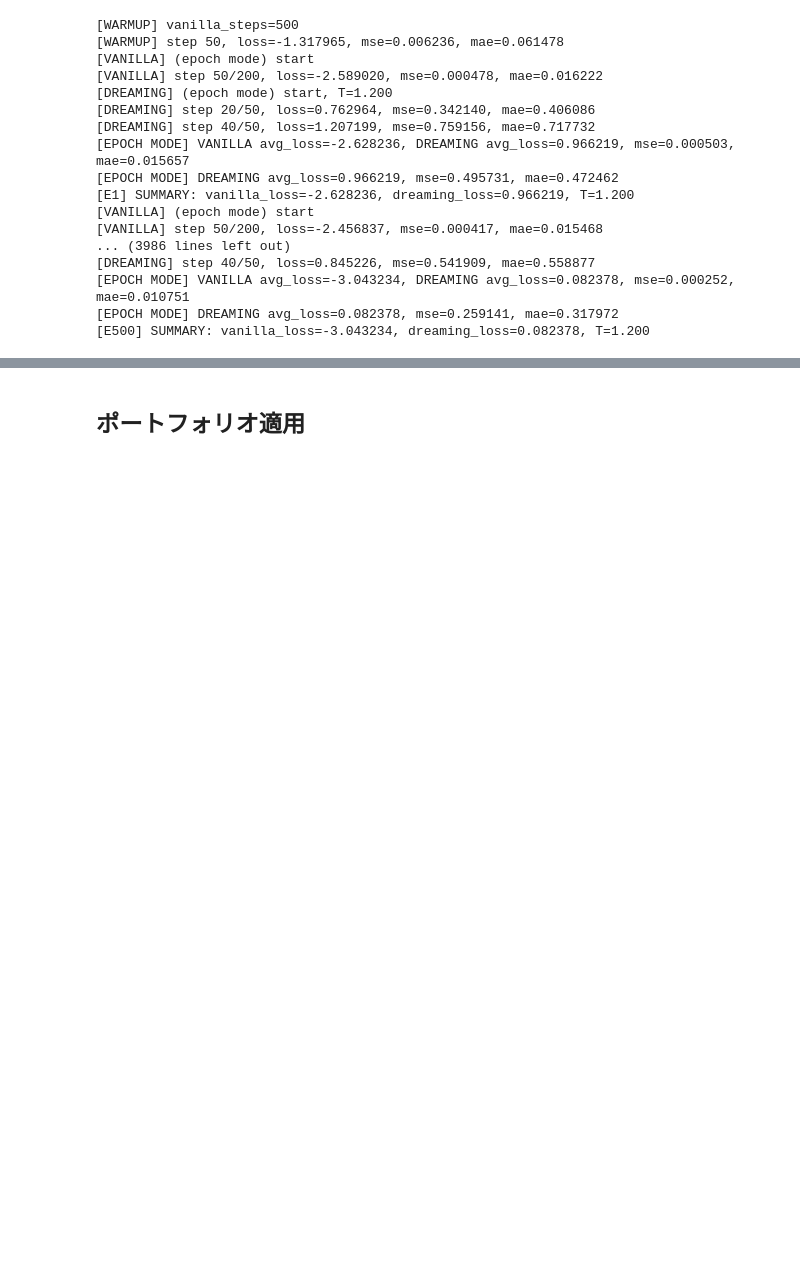
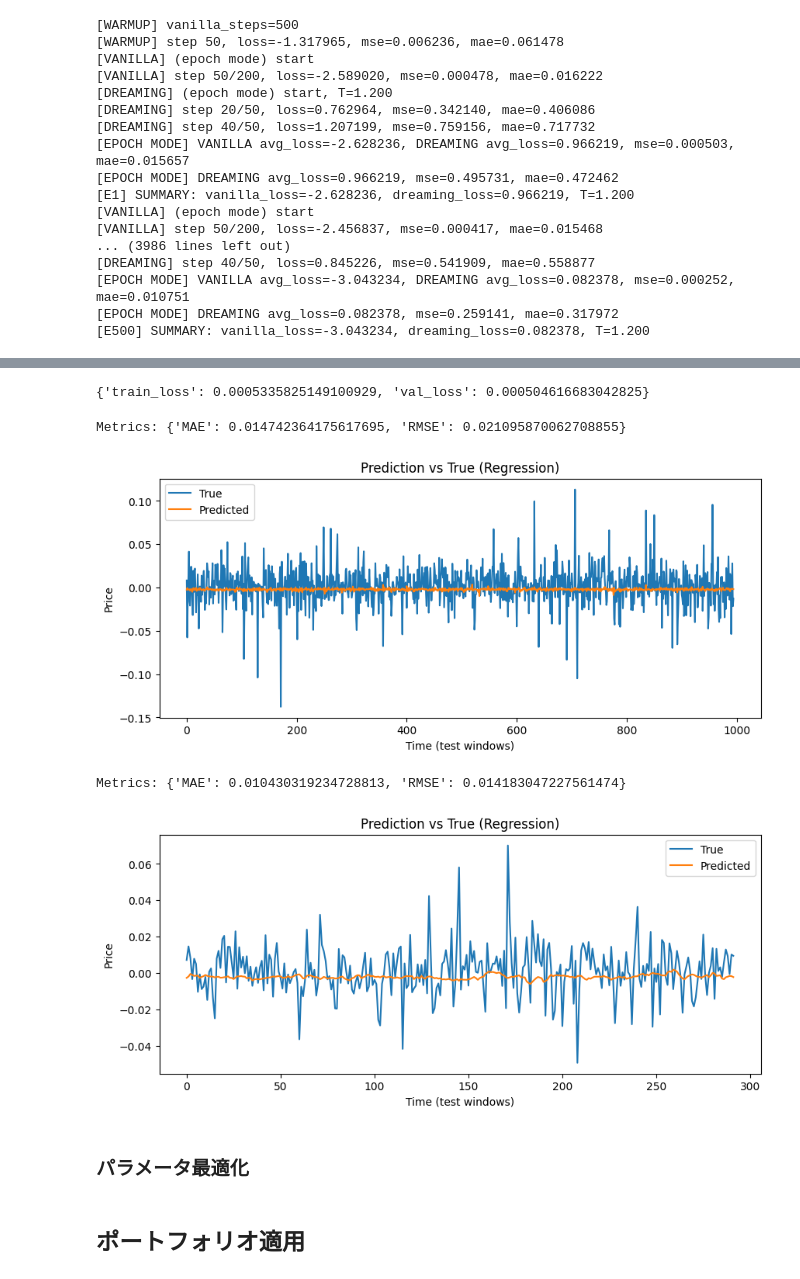
Before and after one commit to LABO-M/DreamingLearning, a Jupyter notebook: code/demo.ipynb, the cells around one changed output, grey strips where cells are left out. Cells and saved outputs as stored; diff of their text form; code cells hidden in the pictures; blank space fills up the shorter version.

```diff
--- a/code/demo.ipynb
+++ b/code/demo.ipynb
@@ -1019,0 +1092,4 @@ Test Coverage Loss: 0.008091
+# %%
+trainer.train_epoch(train_loader=window.train, val_loader=window.val, epoch=500)
+# %% [output]
+{'train_loss': 0.0005335825149100929, 'val_loss': 0.000504616683042825}
@@ -1020,3 +1181,49 @@ Test Coverage Loss: 0.008091
+# %%
+
+device = next(model.parameters()).device
+
+# 予測・正解の収集（single_step）
+y_true_std, y_pred_std = predict_and_collect(model, window.train, task_type="regression", device=device)
+# shape (N, D) を (N,) に整形（単一銘柄= D=1 のとき）
+y_true_std = y_true_std.squeeze(-1)
+y_pred_std = y_pred_std.squeeze(-1)
+
+# 指標
+metrics = _metrics_regression(y_true_std, y_pred_std)
+print("Metrics:", metrics)
+
+# CSV 出力 & プロット
+#csv_path = "predictions_regression.csv"
+png_path = "pred_plot_regression.png"
+#save_predictions_csv(y_true_std, y_pred_std, csv_path)
+plot_predictions_regression(y_true_std, y_pred_std, title="Prediction vs True (Regression)", save_png_path=png_path)
+
+#print("Saved:", csv_path, png_path)
+
+# 予測・正解の収集（single_step）
+y_true_std, y_pred_std = predict_and_collect(model, window.test, task_type="regression", device=device)
+# shape (N, D) を (N,) に整形（単一銘柄= D=1 のとき）
+y_true_std = y_true_std.squeeze(-1)
+y_pred_std = y_pred_std.squeeze(-1)
+
+# 指標
+metrics = _metrics_regression(y_true_std, y_pred_std)
+print("Metrics:", metrics)
+
+# CSV 出力 & プロット
+#csv_path = "predictions_regression.csv"
+png_path = "pred_plot_regression.png"
+#save_predictions_csv(y_true_std, y_pred_std, csv_path)
+plot_predictions_regression(y_true_std, y_pred_std, title="Prediction vs True (Regression)", save_png_path=png_path)
+
+#print("Saved:", csv_path, png_path)
+# %% [output]
+Metrics: {'MAE': 0.014742364175617695, 'RMSE': 0.021095870062708855}
+[figure, added]
+Metrics: {'MAE': 0.010430319234728813, 'RMSE': 0.014183047227561474}
+[figure, added]
+# %% [markdown]
+### パラメータ最適化
 # %% [markdown]
 ## ポートフォリオ適用
 # %%
```
Also changed, not shown: parts of 14 cells of this notebook, 5 other files.
